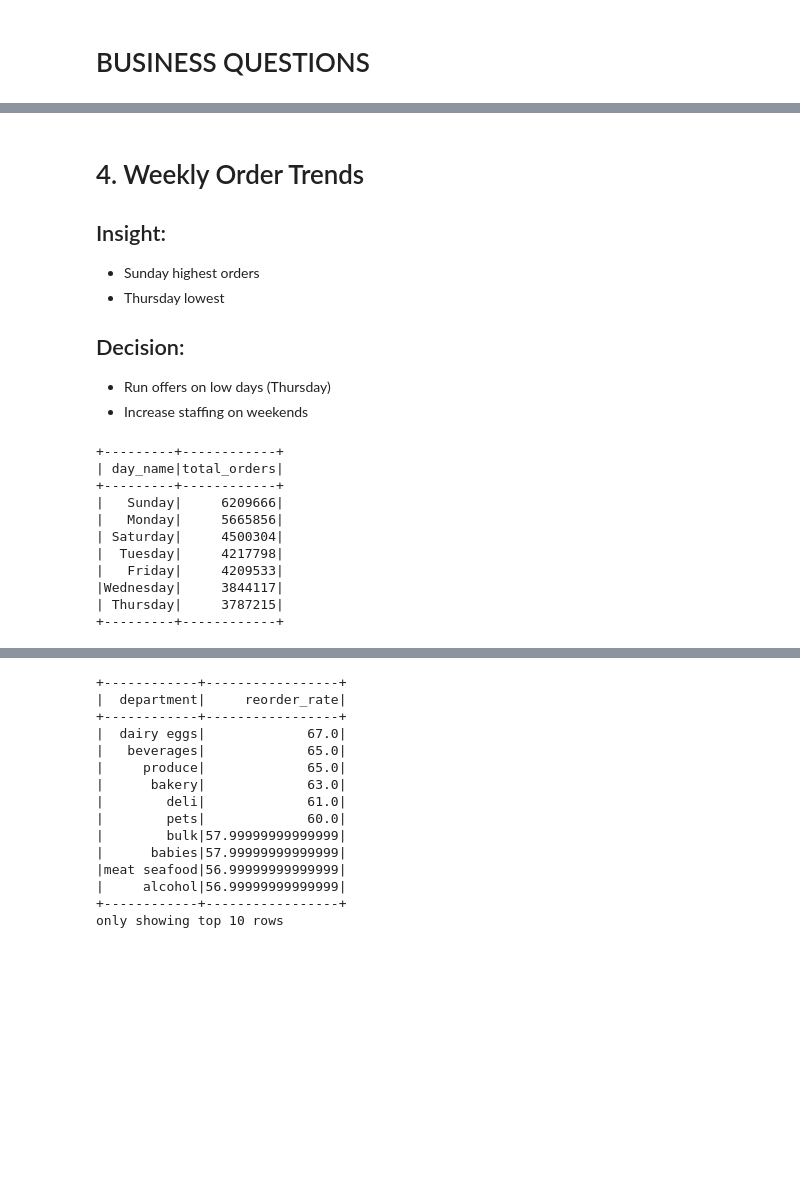
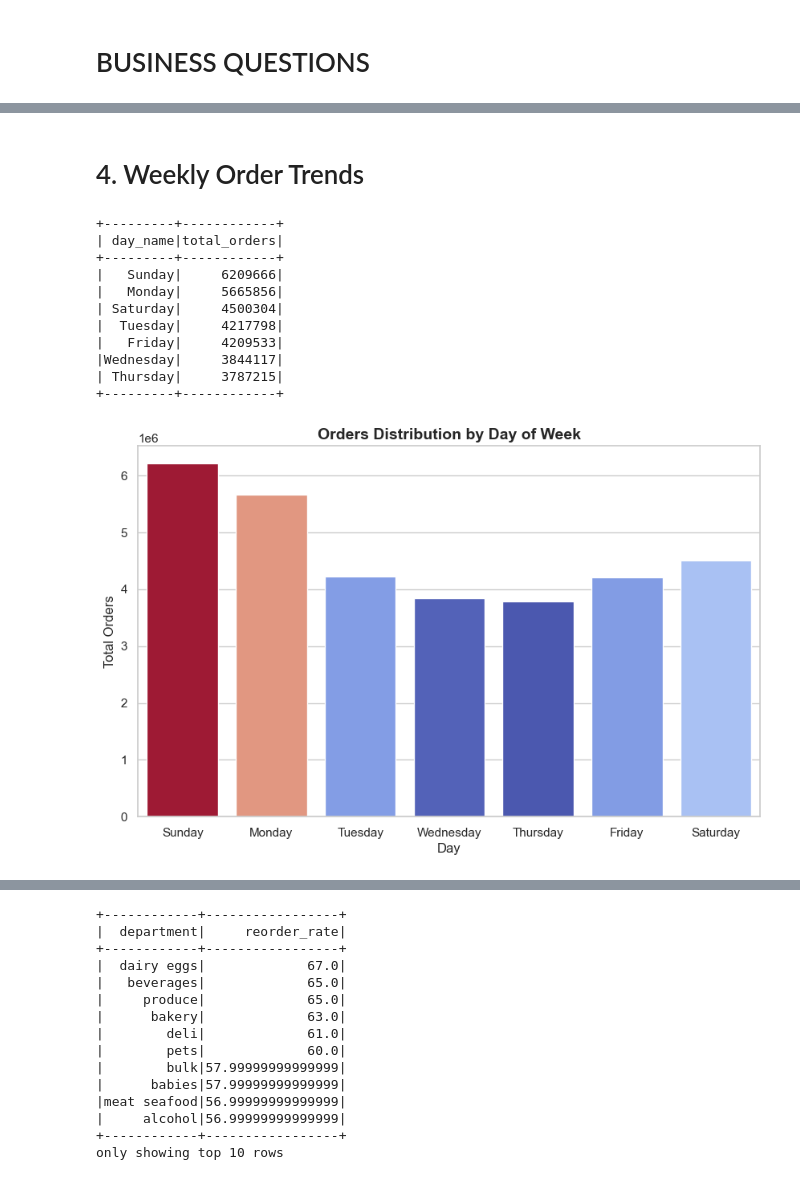
Before and after one commit to bhaskaraya3/instacart-big-data-analytics-pyspark, a Jupyter notebook: instacart_pyspark_analysis.ipynb, the cells around one changed output, grey strips where cells are left out. Saved outputs shown, nothing was run; the diff lists cells and outputs as text; code cells hidden in the pictures; blank space fills up the shorter version.

```diff
--- a/instacart_pyspark_analysis.ipynb
+++ b/instacart_pyspark_analysis.ipynb
@@ -213,23 +258,29 @@ only showing top 5 rows
 # %% [markdown]
 # 4. Weekly Order Trends
-
-## Insight:
-- Sunday highest orders
-- Thursday lowest
-## Decision:
-- Run offers on low days (Thursday)
-- Increase staffing on weekends
 # %%
 df.groupBy("day_name").agg(count("*").alias("total_orders")).orderBy("total_orders", ascending=False).show()
+
+pdf_dayname = df.groupBy("day_name").count().toPandas()
+
+order = ["Sunday","Monday","Tuesday","Wednesday","Thursday","Friday","Saturday"]
+
+sns.barplot(data=pdf_dayname, x="day_name", y="count", order=order,hue='count', palette="coolwarm",legend=False)
+
+plt.title("Orders Distribution by Day of Week")
+plt.xlabel("Day")
+plt.ylabel("Total Orders")
+
+plt.show()
 # %% [output]
 +---------+------------+
 | day_name|total_orders|
 +---------+------------+
 |   Sunday|     6209666|
 |   Monday|     5665856|
 | Saturday|     4500304|
 |  Tuesday|     4217798|
 |   Friday|     4209533|
 |Wednesday|     3844117|
 | Thursday|     3787215|
 +---------+------------+
+[figure, added]
```
Also changed, not shown: parts of 29 cells of this notebook.
